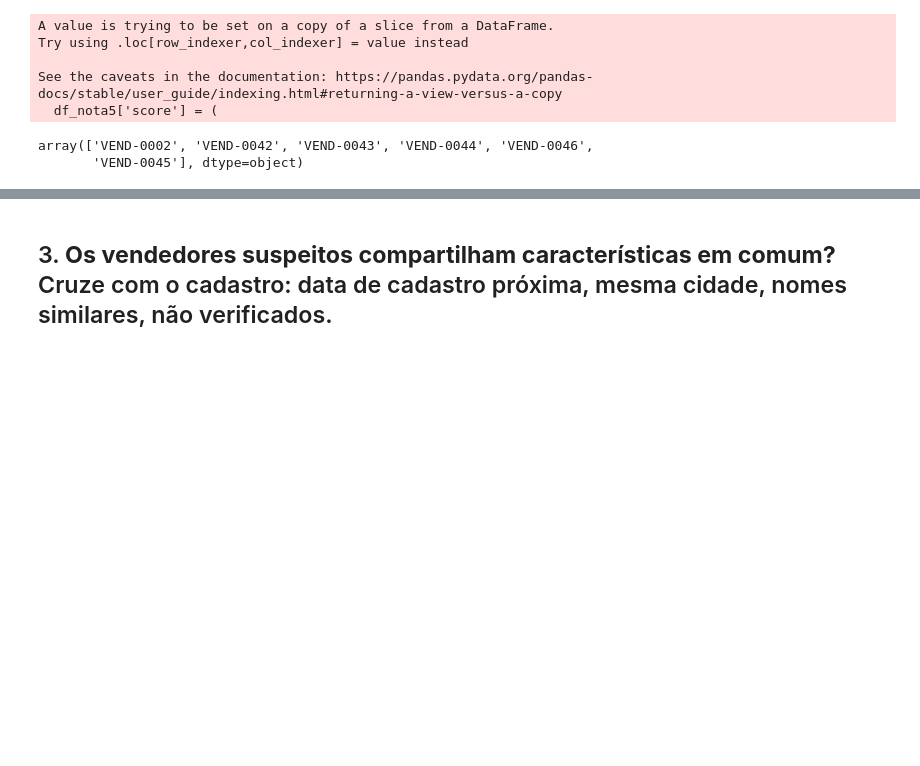
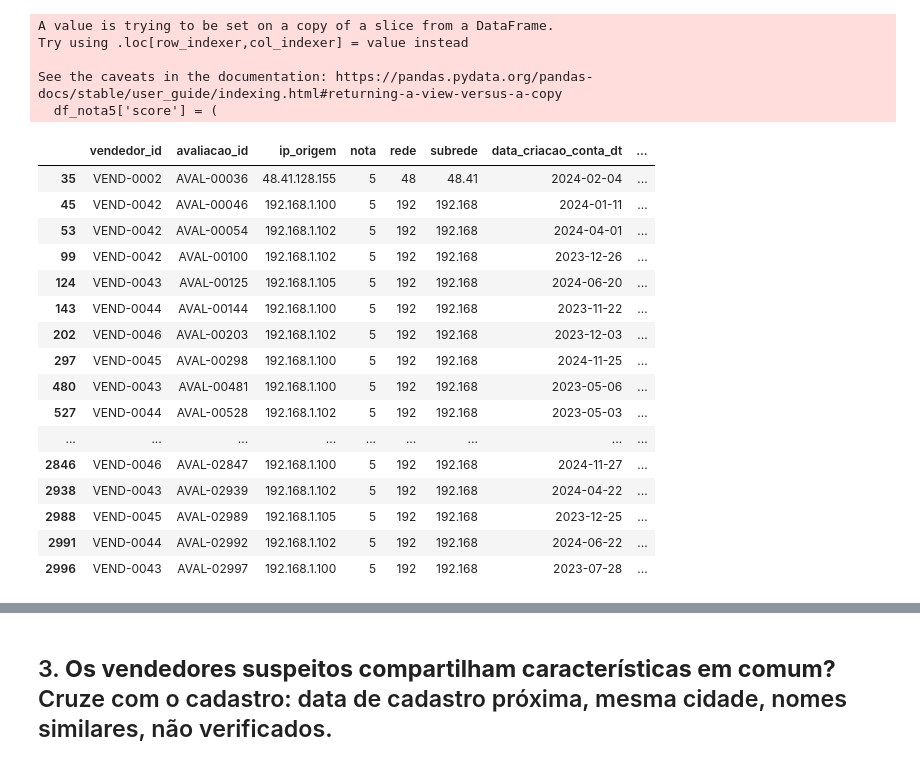
Before and after one commit to AlexDcoder/Opera-o-Marketplace-Fraude-em-E-commerce, a Jupyter notebook: notebooks/base_comparativo.ipynb, the cells around one changed output, grey strips where cells are left out. Cells and saved outputs as stored; diff of their text form; code cells hidden in the pictures; blank space fills up the shorter version.

```diff
--- a/notebooks/base_comparativo.ipynb
+++ b/notebooks/base_comparativo.ipynb
@@ -885,4 +853,0 @@ array(['VEND-0002', 'VEND-0042', 'VEND-0043', 'VEND-0044', 'VEND-0046',
-# %%
-df_nota5['possui_textos_repetidos'] = (
-    df_nota5.groupby(['texto_avaliacao', 'verificado'])['vendedor_id'].transform("nunique") > 1
-)
@@ -898,0 +854,6 @@ array([ True])
+# %%
+df_nota5['possui_textos_repetidos'] = (
+    df_nota5.groupby(['texto_avaliacao', 'verificado'])['vendedor_id'].transform("size") > 1
+)
+
+df_nota5['possui_textos_repetidos'].value_counts()
@@ -911,10 +881,27 @@ See the caveats in the documentation: https://pandas.pydata.org/pandas-docs/stab
   df_nota5['score'] = (
 # %%
 df_vendedores_suspeitos = df_nota5[df_nota5['score'] >= 4]
+
+df_vendedores_suspeitos[
+    ['vendedor_id', 'avaliacao_id', 'ip_origem', 'nota', 'rede', 'subrede',
+     'data_criacao_conta_dt', 'data_avaliacao_dt', 'tempo_criacao_conta',
+     'texto_avaliacao', 'possui_ips_repetidos', 'possui_textos_repetidos']
+].sort_values(by='avaliacao_id')
+# %% [output]
+|  | vendedor_id | avaliacao_id | ip_origem | nota | rede | subrede | data_criacao_conta_dt | ... |
+| 35 | VEND-0002 | AVAL-00036 | 48.41.128.155 | 5 | 48 | 48.41 | 2024-02-04 | ... |
+| 45 | VEND-0042 | AVAL-00046 | 192.168.1.100 | 5 | 192 | 192.168 | 2024-01-11 | ... |
+| 53 | VEND-0042 | AVAL-00054 | 192.168.1.102 | 5 | 192 | 192.168 | 2024-04-01 | ... |
+| 99 | VEND-0042 | AVAL-00100 | 192.168.1.102 | 5 | 192 | 192.168 | 2023-12-26 | ... |
+| 124 | VEND-0043 | AVAL-00125 | 192.168.1.105 | 5 | 192 | 192.168 | 2024-06-20 | ... |
+| 143 | VEND-0044 | AVAL-00144 | 192.168.1.100 | 5 | 192 | 192.168 | 2023-11-22 | ... |
+| 202 | VEND-0046 | AVAL-00203 | 192.168.1.102 | 5 | 192 | 192.168 | 2023-12-03 | ... |
+| 297 | VEND-0045 | AVAL-00298 | 192.168.1.100 | 5 | 192 | 192.168 | 2024-11-25 | ... |
+| 480 | VEND-0043 | AVAL-00481 | 192.168.1.100 | 5 | 192 | 192.168 | 2023-05-06 | ... |
+| 527 | VEND-0044 | AVAL-00528 | 192.168.1.102 | 5 | 192 | 192.168 | 2023-05-03 | ... |
+| ... | ... | ... | ... | ... | ... | ... | ... | ... |
+| 2846 | VEND-0046 | AVAL-02847 | 192.168.1.100 | 5 | 192 | 192.168 | 2024-11-27 | ... |
+| 2938 | VEND-0043 | AVAL-02939 | 192.168.1.102 | 5 | 192 | 192.168 | 2024-04-22 | ... |
+| 2988 | VEND-0045 | AVAL-02989 | 192.168.1.105 | 5 | 192 | 192.168 | 2023-12-25 | ... |
+| 2991 | VEND-0044 | AVAL-02992 | 192.168.1.102 | 5 | 192 | 192.168 | 2024-06-22 | ... |
+| 2996 | VEND-0043 | AVAL-02997 | 192.168.1.100 | 5 | 192 | 192.168 | 2023-07-28 | ... |
-# %%
-pd.unique(
-    df_vendedores_suspeitos['vendedor_id']
-)
-# %% [output]
-array(['VEND-0002', 'VEND-0042', 'VEND-0043', 'VEND-0044', 'VEND-0046',
-       'VEND-0045'], dtype=object)
```
Also changed, not shown: parts of 26 cells of this notebook.
